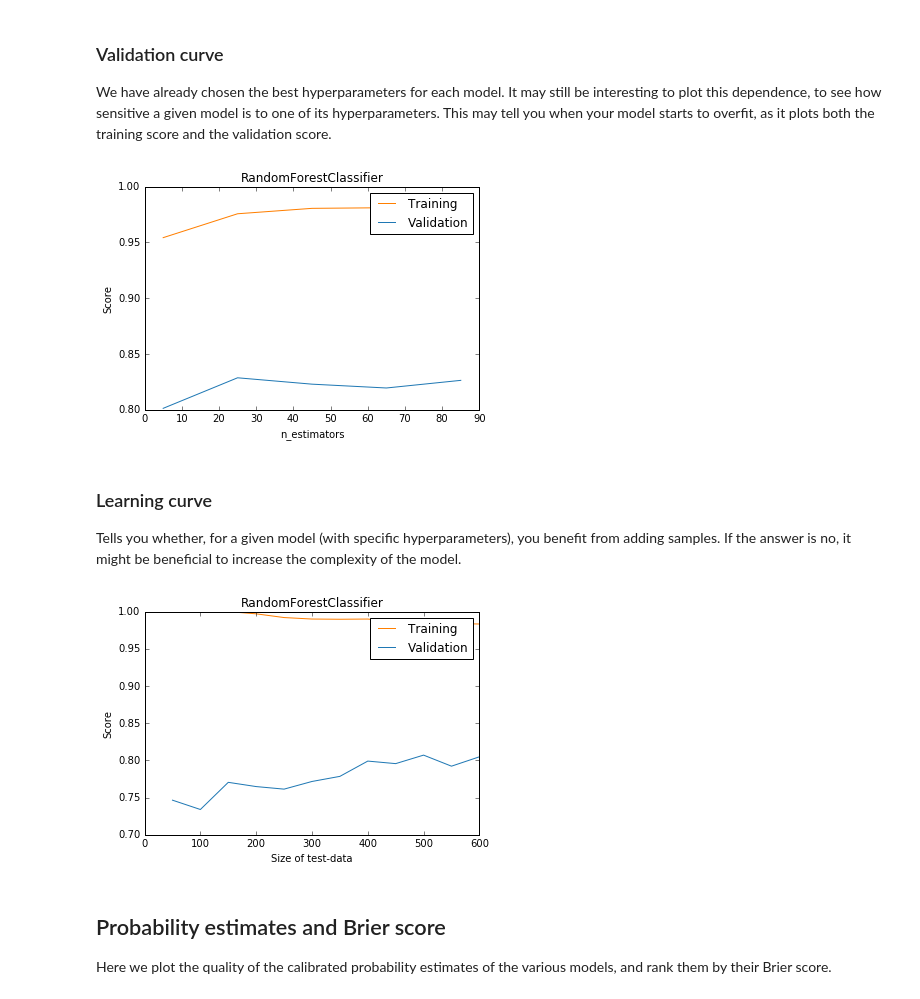
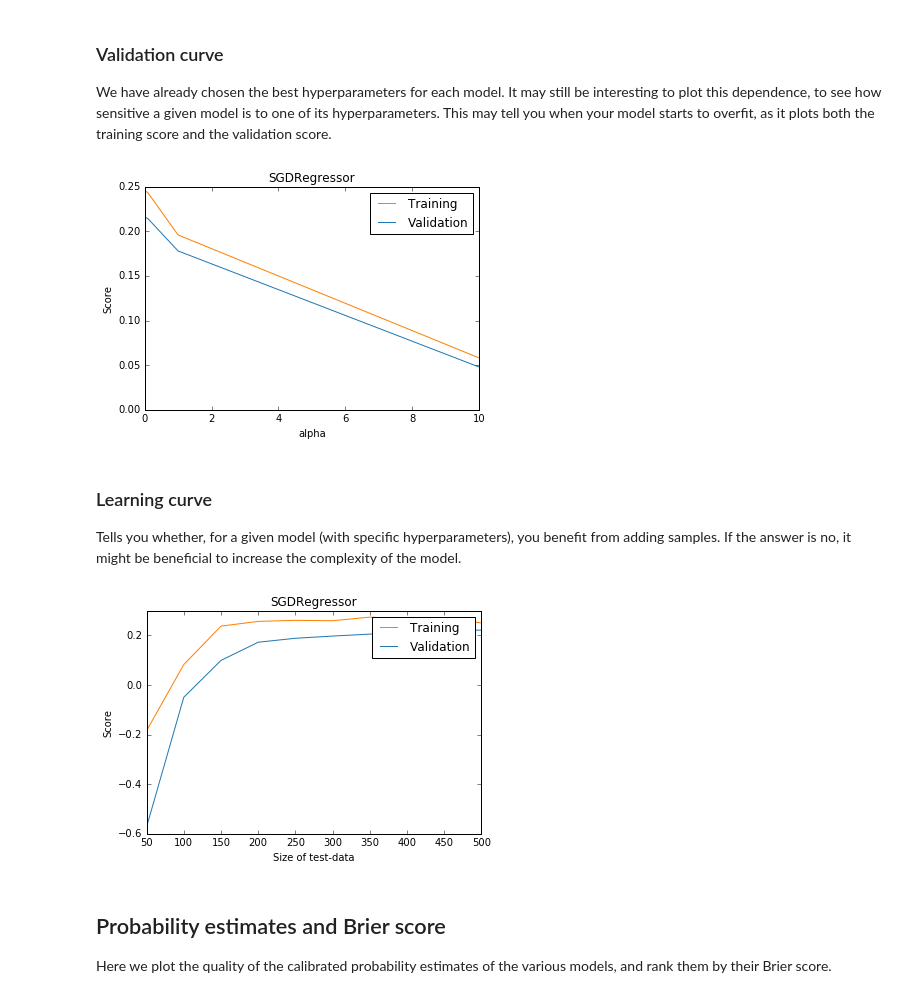
Before and after one commit to dangall/FullDataAnalysisPipeline, a Jupyter notebook: Predictions.ipynb, the cells around one changed output. Drawn from its saved outputs; the diff is of its cells as text; code cells hidden in the pictures.

Commit message:
Make Age prediction on training and test dataframes.

```diff
--- a/Predictions.ipynb
+++ b/Predictions.ipynb
@@ -79,7 +79,7 @@ from sklearn.metrics import brier_score_loss, precision_score, recall_score, f1_
 #================================================================================================
 # USER INPUT!
 # Here I specify which data files need reading in
-datafilenames = ["natinalitycleantrain.csv"]
+datafilenames = ["natinalitycleantrain.csv", "natinalitycleantest.csv"]
 #================================================================================================
 
 # FROM HERE ON IT'S AUTOMATIC
@@ -155,7 +155,8 @@ memory = Memory(cachedir=cwd)
 # Returns a list of the form [(X,y), (X,y), ...}] where each element is a different pair of (X,y) data on
 # which to test predictive models.
 @memory.cache
-def makeAllTestingXyPairs(thedataframe, topredict, frompredict, dictofordinals, datacateg, whichcombinations="all"):
+def makeAllTestingXyPairs(thedataframe, topredict, frompredict, dictofordinals, datacateg, whichcombinations="all",
+                          dictofunknown={}):
     predictionframe = deepcopy(thedataframe)
     if topredict in dictofunknown:
         predictionframe = predictionframe[predictionframe[topredict]!=dictofunknown[topredict]]
@@ -243,9 +244,9 @@ We now make all possible arrays (X,y) which can be used to make predictions!
 # %%
 #================================================================================================
 # USER INPUT!
-topredict = "Survived"
-frompredict = ["Age", 'Pclass', 'Sex', 'SibSp', 'Parch', 'Fare', 'Cabin', 'Embarked', 'Nationality']
-predictiontype = "classification"
+topredict = "Age"
+frompredict = ['Pclass', 'Sex', 'SibSp', 'Parch', 'Fare', 'Cabin', 'Embarked', 'Nationality']
+predictiontype = "regression" # "regression" or "classification"
 # Choose cross-validation method. For regression it's best to use KFold(n_splits=5, shuffle=True),
 # otherwise StratifiedKFold(n_splits=5, shuffle=True) is a good choice.
 if predictiontype=="regression":
@@ -259,7 +260,7 @@ else:
 # element is the least binarized version (i.e. with lowest dimensionality). We can select
 # whichcombinations="largest" to only make the first element and  whichcombinations="smallest" to only
 # make the last element.
-allXypairs = makeAllTestingXyPairs(thedataframe, topredict, frompredict, dictofordinals, datacateg)
+allXypairs = makeAllTestingXyPairs(thedataframe, topredict, frompredict, dictofordinals, datacateg, dictofunknown=dictofunknown)
 # %% [markdown]
 ## Include versions of the data without outliers
 
@@ -1576,7 +1576,10 @@ the log of the y-variable"
 
 minval = 0 # Use None if there is no min
 maxval = 115 # Use NOne if there is no max
-bestmodels = bestclassifiers
+if predictiontype=="regression":
+    bestmodels = deepcopy(bestregressors)
+if predictiontype=="classification":
+    bestmodels = deepcopy(bestclassifiers)
 
 #================================================================================================
 # FROM HERE ON IT'S AUTOMATIC
@@ -1907,17 +1902,26 @@ def plotValidationCurve(allXypairs, modeltotest, parametertotest, iterations):
 # %%
 #================================================================================================
 # USER INPUT!
 
-modeltotest = bestmodels[10]
-parametertotest = ["randforest__n_estimators", np.arange(5,100,20)]
-iterations = 1
+if predictiontype=="classification":
+    modeltotest = bestmodels[10]
+    parametertotest = ["randforest__n_estimators", np.arange(5,100,20)]
+    iterations = 1
+if predictiontype=="regression":
+    modeltotest = bestmodels[5]
+    parametertotest = ["sgdreg__alpha", [10, 1, 0.1, 0.01, 0.001, 0.0001]]
+    iterations = 15
 
 #================================================================================================
 # FROM HERE ON IT'S AUTOMATIC
 
 plotValidationCurve(allXypairs, modeltotest, parametertotest, iterations)
+if predictiontype=="regression":
+    bestmodels = deepcopy(bestregressors)
+if predictiontype=="classification":
+    bestmodels = deepcopy(bestclassifiers)
 # %% [output]
-[figure, old version]
+[figure, new version]
 # %% [markdown]
 ### Learning curve
 
@@ -1945,16 +1949,24 @@ def plotLearningCurve(allXypairs, modeltotest, train_sizes, iterations):
 #================================================================================================
 # USER INPUT!
 
-modeltotest = bestmodels[10]
+if predictiontype=="classification":
+    modeltotest = bestmodels[10]
+if predictiontype=="regression":
+    modeltotest = bestmodels[5]
 train_sizes = np.arange(50,np.round(0.8*len(X)), 50).astype(int)
 iterations = 1
+
 
 #================================================================================================
 # FROM HERE ON IT'S AUTOMATIC
 
 plotLearningCurve(allXypairs, modeltotest, train_sizes, iterations)
+if predictiontype=="regression":
+    bestmodels = deepcopy(bestregressors)
+if predictiontype=="classification":
+    bestmodels = deepcopy(bestclassifiers)
 # %% [output]
-[figure, old version]
+[figure, new version]
 # %% [markdown]
 ## Probability estimates and Brier score
 
```
Also changed, not shown: parts of 35 cells of this notebook.
